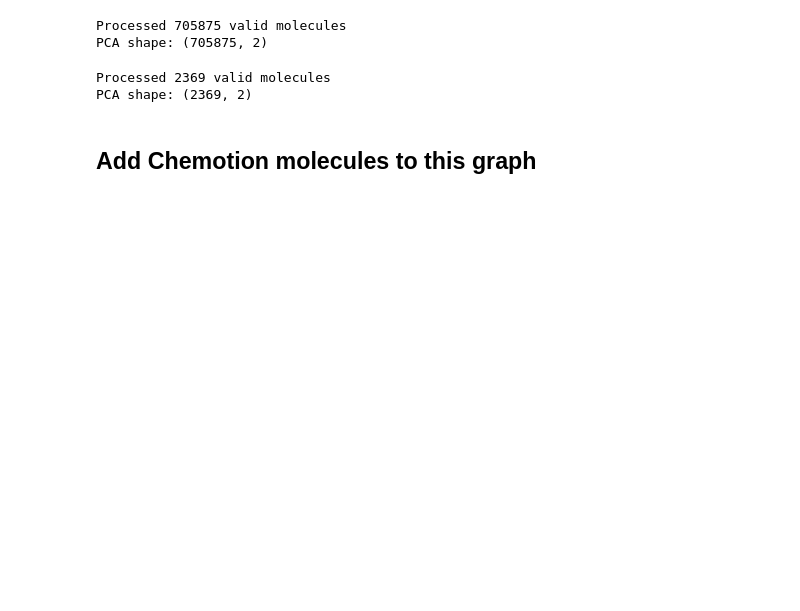
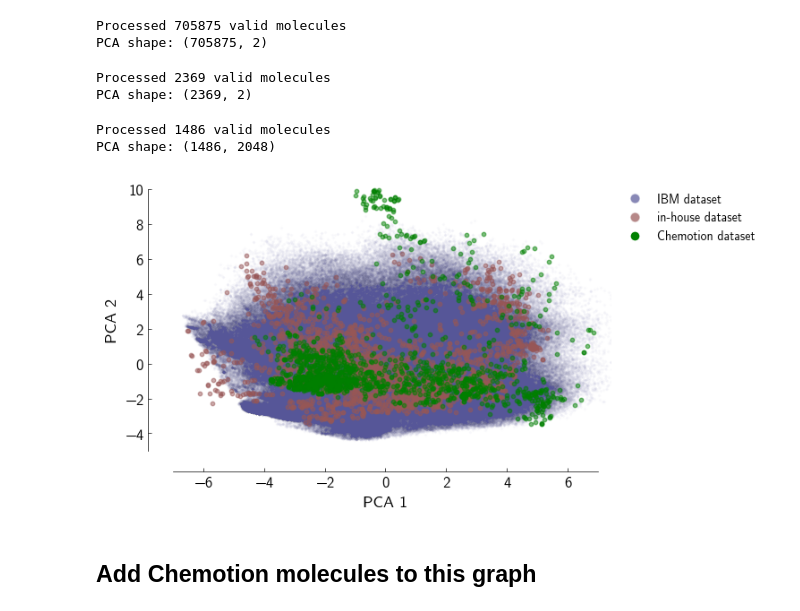
Before and after one commit to lamalab-org/secs, a Jupyter notebook: experiments/structure_elucidation/aggregate.ipynb, the cells around one changed output. Cells and saved outputs as stored; diff of their text form; code cells hidden in the pictures; blank space fills up the shorter version.

```diff
--- a/experiments/structure_elucidation/aggregate.ipynb
+++ b/experiments/structure_elucidation/aggregate.ipynb
@@ -1480,6 +1496,40 @@ print(f"PCA shape: {fingerprints_pca_experimental.shape}")
 # %% [output]
 Processed 2369 valid molecules
 PCA shape: (2369, 2)
+# %%
+experimental_chemotion = pd.read_json("/home/mirzaa/projects/MoleculeBind/app/latest.json")
+experimental_chemotion["top20"] = experimental_chemotion["result"].apply(lambda x: 1 if x["index_correct_mf"] < 20 and  x["index_correct_mf"] != -1 else 0)
+experimental_chemotion["heavy_atoms"] = experimental_chemotion.expected_smiles.apply(lambda x: Chem.Lipinski.HeavyAtomCount(Chem.MolFromSmiles(x)))
+# experimental_chemotion = experimental_chemotion[experimental_chemotion.heavy_atoms < 20]
+chemotion_validation_colors = experimental_chemotion["top20"].tolist()
+
+smiles_list = experimental_chemotion["expected_smiles"]
+chunk_size = len(smiles_list)
+chunks = [smiles_list[i : i + chunk_size] for i in range(0, len(smiles_list), chunk_size)]
+
+fingerprints_of_smiles_chemotion = []
+
+# Process chunks in parallel
+with Pool(processes=1) as pool:
+    # Use tqdm to show progress
+    results = list(tqdm.tqdm(pool.imap(process_smiles_batch, chunks), total=len(chunks), desc="Processing chunks"))
+
+    # Flatten results
+    for chunk_result in results:
+        fingerprints_of_smiles_chemotion.extend(chunk_result)
+
+# Convert to 2D array for PCA
+fingerprints_of_smiles_chemotion = np.array(fingerprints_of_smiles_chemotion)
+
+# Now apply PCA to all fingerprints at  once
+pca = PCA(n_components=2)
+fingerprints_of_pca_chemotion = pca.fit_transform(fingerprints_of_smiles_chemotion)
+
+print(f"Processed {len(fingerprints_of_smiles_chemotion)} valid molecules")
+print(f"PCA shape: {fingerprints_of_smiles_chemotion.shape}")
+# %% [output]
+Processed 1486 valid molecules
+PCA shape: (1486, 2048)
 # %%
 from pathlib import Path
 
@@ -1506,38 +1556,52 @@ plt.style.use("lamalab.mpl")  # Use the custom style for plotting
 plt.scatter(
     fingerprints_pca[:, 0],
     fingerprints_pca[:, 1],
-    s=1,
-    alpha=0.5,
+    s=2,
+    alpha=0.02,
     label="IBM dataset\n705k molecules",
     color="#565698b3",
     rasterized=True,
 )
 
 plt.scatter(
     fingerprints_pca_experimental[:, 0],
     fingerprints_pca_experimental[:, 1],
-    s=1,
+    s=10,
     alpha=0.5,
     label="experimental dataset\n2.5k molecules",
     color="#985656b3",
     rasterized=True,
 )
+
+plt.scatter(
+    fingerprints_of_pca_chemotion[:, 0],
+    fingerprints_of_pca_chemotion[:, 1],
+    s=10,
+    alpha=0.5,
+    label="experimental Chemotion",
+    color="green",
+    rasterized=True,
+)
+
 range_frame(
     x=np.array([-7, 7]),
-    y=np.array([-5, 8]),
+    y=np.array([-5, 10]),
     ax=plt.gca(),
     pad=0.03,
 )
 plt.xlabel("PCA 1")
 plt.ylabel("PCA 2")
 # make marker bigger in the legend
 custom_lines = [
     plt.Line2D([0], [0], marker="o", color="w", markerfacecolor="#565698b3", markersize=8, label="IBM dataset"),
-    plt.Line2D([0], [0], marker="o", color="w", markerfacecolor="#985656b3", markersize=8, label="experimental dataset"),
+    plt.Line2D([0], [0], marker="o", color="w", markerfacecolor="#985656b3", markersize=8, label="in-house dataset"),
+    plt.Line2D([0], [0], marker="o", color="w", markerfacecolor="green", markersize=8, label="Chemotion dataset"),
 ]
 
 plt.legend(handles=custom_lines, bbox_to_anchor=(1, 1), loc="upper left", fontsize=10)
 plt.savefig("figures/pca_fingerprints.pdf", bbox_inches="tight")
+# %% [output]
+[figure, added]
 # %% [markdown]
 ## Add Chemotion molecules to this graph
 # %%
```
Also changed, not shown: parts of 12 cells of this notebook, 31 other files.
